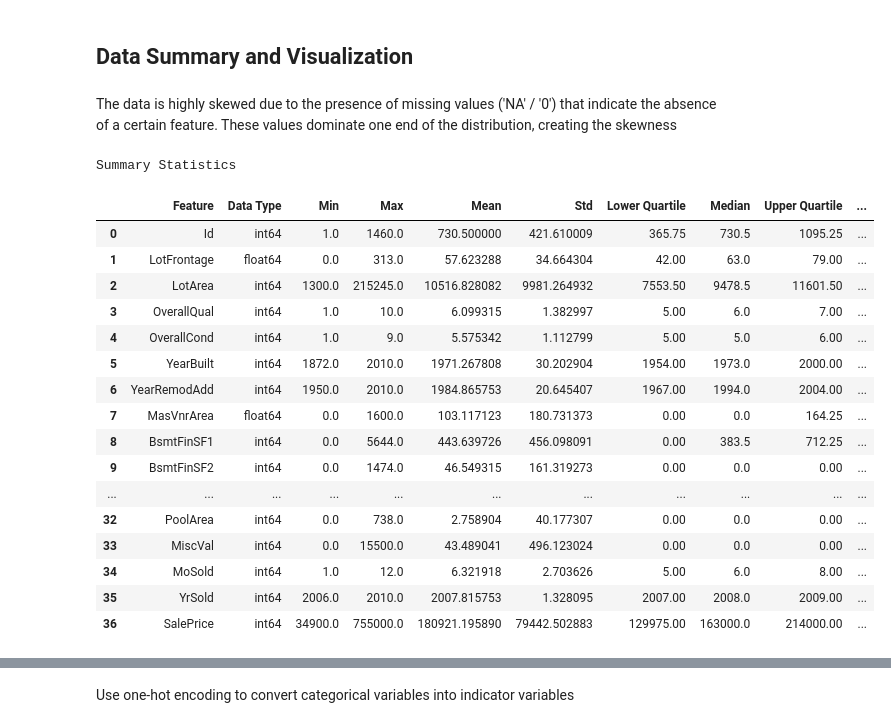
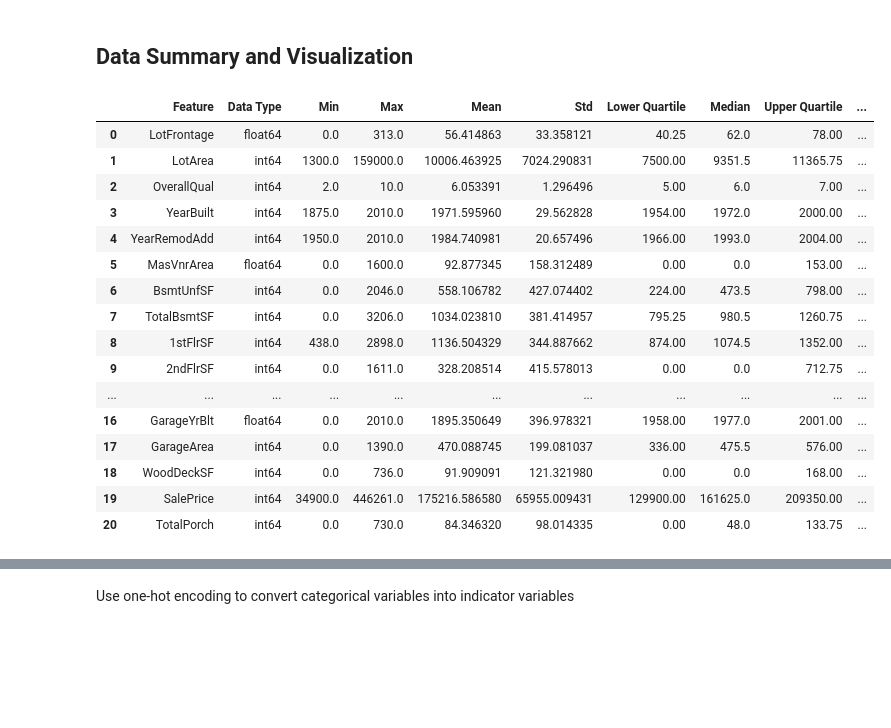
Before and after one commit to lrongyi/House-Prices, a Jupyter notebook: house_prices.ipynb, the cells around one changed output, grey strips where cells are left out. Cells and saved outputs as stored; diff of their text form; code cells hidden in the pictures; blank space fills up the shorter version.

Commit message:
Implement data preprocessing steps for improved model performance
Improve readability and flow

```diff
--- a/house_prices.ipynb
+++ b/house_prices.ipynb
@@ -82,0 +200,13 @@ Series([], dtype: int64)
+# %%
+# Remove Outliers for numerical variables using Isolation Forest
+iso = IsolationForest(contamination=0.05, random_state=1)
+
+numerical_columns = train_df.select_dtypes(exclude="object")
+
+iso.fit(numerical_columns)
+
+outliers = iso.predict(numerical_columns)
+
+print(f"Number of outliers removed: {(outliers == -1).sum()}")
+
+train_df = train_df[outliers == 1]
@@ -83,2 +246,18 @@ Series([], dtype: int64)
+# %%
+# Remove features with at least 90% in a single category
+
+threshold = 0.90
+
+categorical_cols = train_df.select_dtypes(["object"]).columns
+
+dominant_features = []
+
+for feature in categorical_cols:
+    value_counts = train_df[feature].value_counts(normalize = True)
+
+    if value_counts.iloc[0] > threshold:
+        dominant_features.append(feature)
+
+train_df = train_df.drop(columns = dominant_features)
 # %% [markdown]
 ## Data Summary and Visualization
@@ -96,5 +264,3 @@ train_df["MSSubClass"] = train_df["MSSubClass"].astype("object")
-# %% [markdown]
-The data is highly skewed due to the presence of missing values ('NA' / '0') that indicate the absence of a certain feature. These values dominate one end of the distribution, creating the skewness
 # %%
 def summarise_data(df):
     summary = {
@@ -105,60 +271,47 @@ def summarise_data(df):
         "Mean": [],
         "Std": [],
         "Lower Quartile": [],
         "Median": [],
         "Upper Quartile": [],
         "Mode": []
     }
 
     summary_stats = df.describe().T
 
     # Data Types and Summary Statistics
     for column in df.columns:
         if df[column].dtype in [np.int64, np.float64]:
             summary["Feature"].append(column)
             summary["Data Type"].append(df[column].dtype)
             summary["Min"].append(summary_stats.loc[column, "min"])
             summary["Max"].append(summary_stats.loc[column, "max"])
             summary["Mean"].append(summary_stats.loc[column, "mean"])
             summary["Std"].append(summary_stats.loc[column, "std"])
             summary["Lower Quartile"].append(summary_stats.loc[column, "25%"])
             summary["Median"].append(summary_stats.loc[column, "50%"])
             summary["Upper Quartile"].append(summary_stats.loc[column, "75%"])
 
             summary["Mode"].append(df[column].mode()[0])
 
-        # else:
-        #     summary["Min"].append("-")
-        #     summary["Max"].append("-")
-        #     summary["Mean"].append("-")
-        #     summary["Std"].append("-")
-        #     summary["Lower Quartile"].append("-")
-        #     summary["Median"].append("-")
-        #     summary["Upper Quartile"].append("-")
-
-        #     summary["Mode"].append(df[column].mode()[0])
-
 
     return pd.DataFrame(summary)
 
-html = create_scrollable(summarise_data(train_df), 'summary', "Summary Statistics")
-display(HTML(html))
+summarise_data(train_df.drop(columns=["Id"]))
 # %% [output]
-Summary Statistics
 |  | Feature | Data Type | Min | Max | Mean | Std | Lower Quartile | Median | Upper Quartile | ... |
-| 0 | Id | int64 | 1.0 | 1460.0 | 730.500000 | 421.610009 | 365.75 | 730.5 | 1095.25 | ... |
-| 1 | LotFrontage | float64 | 0.0 | 313.0 | 57.623288 | 34.664304 | 42.00 | 63.0 | 79.00 | ... |
-| 2 | LotArea | int64 | 1300.0 | 215245.0 | 10516.828082 | 9981.264932 | 7553.50 | 9478.5 | 11601.50 | ... |
-| 3 | OverallQual | int64 | 1.0 | 10.0 | 6.099315 | 1.382997 | 5.00 | 6.0 | 7.00 | ... |
-| 4 | OverallCond | int64 | 1.0 | 9.0 | 5.575342 | 1.112799 | 5.00 | 5.0 | 6.00 | ... |
-| 5 | YearBuilt | int64 | 1872.0 | 2010.0 | 1971.267808 | 30.202904 | 1954.00 | 1973.0 | 2000.00 | ... |
-| 6 | YearRemodAdd | int64 | 1950.0 | 2010.0 | 1984.865753 | 20.645407 | 1967.00 | 1994.0 | 2004.00 | ... |
-| 7 | MasVnrArea | float64 | 0.0 | 1600.0 | 103.117123 | 180.731373 | 0.00 | 0.0 | 164.25 | ... |
-| 8 | BsmtFinSF1 | int64 | 0.0 | 5644.0 | 443.639726 | 456.098091 | 0.00 | 383.5 | 712.25 | ... |
-| 9 | BsmtFinSF2 | int64 | 0.0 | 1474.0 | 46.549315 | 161.319273 | 0.00 | 0.0 | 0.00 | ... |
+| 0 | LotFrontage | float64 | 0.0 | 313.0 | 56.414863 | 33.358121 | 40.25 | 62.0 | 78.00 | ... |
+| 1 | LotArea | int64 | 1300.0 | 159000.0 | 10006.463925 | 7024.290831 | 7500.00 | 9351.5 | 11365.75 | ... |
+| 2 | OverallQual | int64 | 2.0 | 10.0 | 6.053391 | 1.296496 | 5.00 | 6.0 | 7.00 | ... |
+| 3 | YearBuilt | int64 | 1875.0 | 2010.0 | 1971.595960 | 29.562828 | 1954.00 | 1972.0 | 2000.00 | ... |
+| 4 | YearRemodAdd | int64 | 1950.0 | 2010.0 | 1984.740981 | 20.657496 | 1966.00 | 1993.0 | 2004.00 | ... |
+| 5 | MasVnrArea | float64 | 0.0 | 1600.0 | 92.877345 | 158.312489 | 0.00 | 0.0 | 153.00 | ... |
+| 6 | BsmtUnfSF | int64 | 0.0 | 2046.0 | 558.106782 | 427.074402 | 224.00 | 473.5 | 798.00 | ... |
+| 7 | TotalBsmtSF | int64 | 0.0 | 3206.0 | 1034.023810 | 381.414957 | 795.25 | 980.5 | 1260.75 | ... |
+| 8 | 1stFlrSF | int64 | 438.0 | 2898.0 | 1136.504329 | 344.887662 | 874.00 | 1074.5 | 1352.00 | ... |
+| 9 | 2ndFlrSF | int64 | 0.0 | 1611.0 | 328.208514 | 415.578013 | 0.00 | 0.0 | 712.75 | ... |
 | ... | ... | ... | ... | ... | ... | ... | ... | ... | ... | ... |
-| 32 | PoolArea | int64 | 0.0 | 738.0 | 2.758904 | 40.177307 | 0.00 | 0.0 | 0.00 | ... |
-| 33 | MiscVal | int64 | 0.0 | 15500.0 | 43.489041 | 496.123024 | 0.00 | 0.0 | 0.00 | ... |
-| 34 | MoSold | int64 | 1.0 | 12.0 | 6.321918 | 2.703626 | 5.00 | 6.0 | 8.00 | ... |
-| 35 | YrSold | int64 | 2006.0 | 2010.0 | 2007.815753 | 1.328095 | 2007.00 | 2008.0 | 2009.00 | ... |
-| 36 | SalePrice | int64 | 34900.0 | 755000.0 | 180921.195890 | 79442.502883 | 129975.00 | 163000.0 | 214000.00 | ... |
+| 16 | GarageYrBlt | float64 | 0.0 | 2010.0 | 1895.350649 | 396.978321 | 1958.00 | 1977.0 | 2001.00 | ... |
+| 17 | GarageArea | int64 | 0.0 | 1390.0 | 470.088745 | 199.081037 | 336.00 | 475.5 | 576.00 | ... |
+| 18 | WoodDeckSF | int64 | 0.0 | 736.0 | 91.909091 | 121.321980 | 0.00 | 0.0 | 168.00 | ... |
+| 19 | SalePrice | int64 | 34900.0 | 446261.0 | 175216.586580 | 65955.009431 | 129900.00 | 161625.0 | 209350.00 | ... |
+| 20 | TotalPorch | int64 | 0.0 | 730.0 | 84.346320 | 98.014335 | 0.00 | 48.0 | 133.75 | ... |
```
Also changed, not shown: parts of 52 cells of this notebook.
